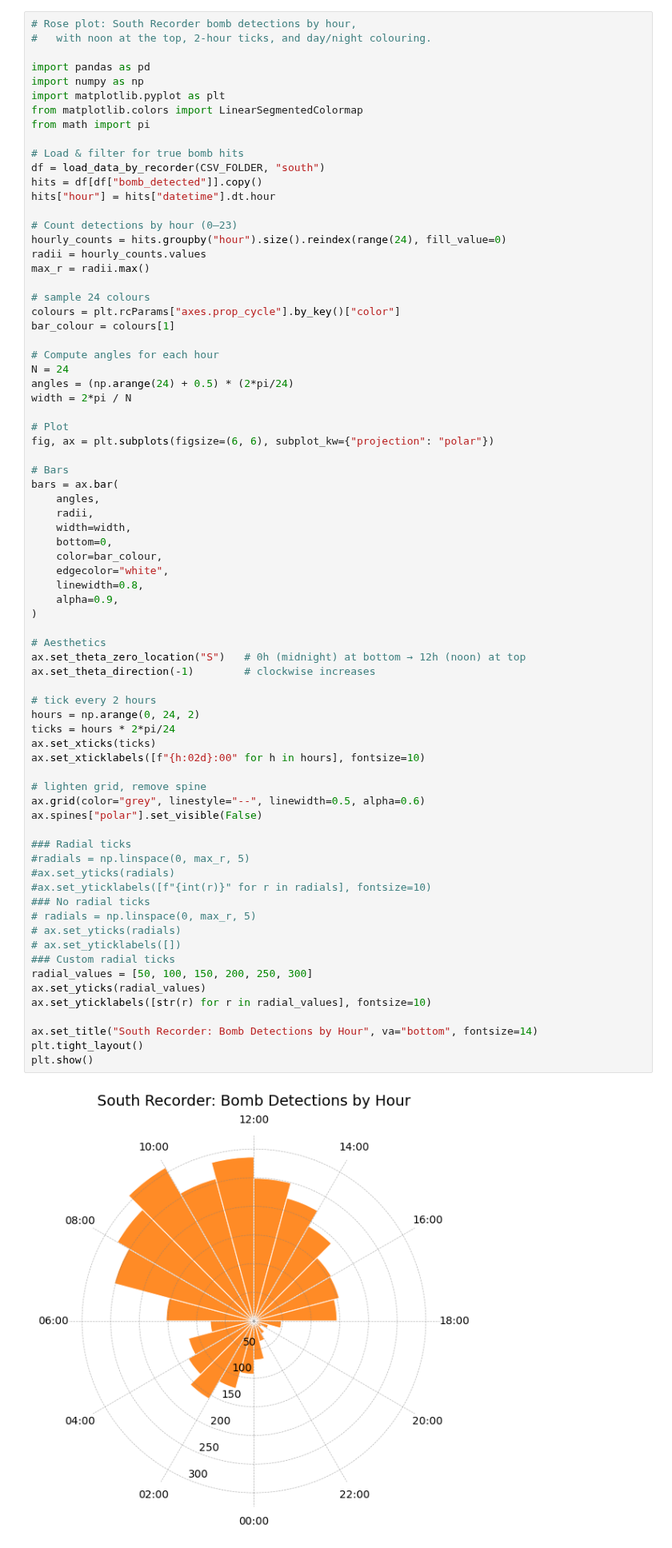
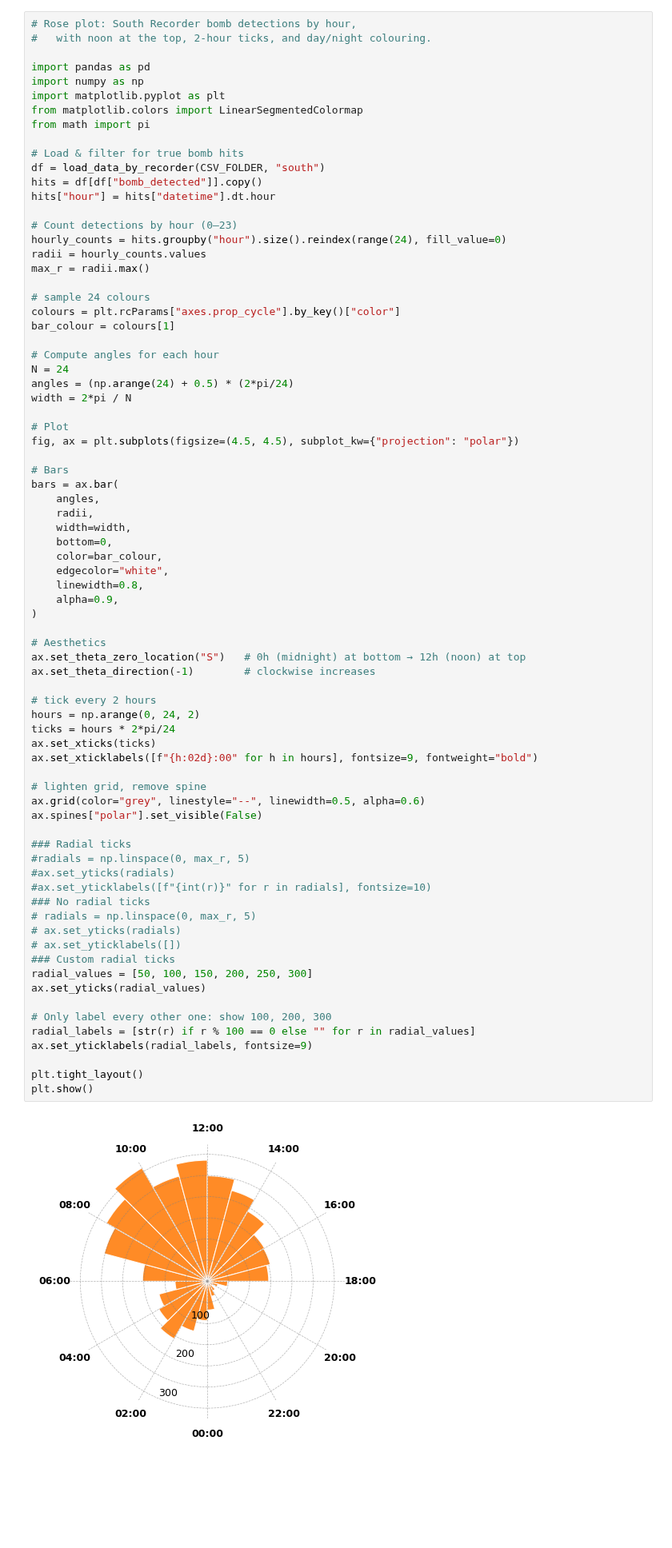
Before and after one commit to BenUCL/Bomb-Fishing, a Jupyter notebook: code/misc/results_plotting.ipynb, the cells around one changed output. Shown at 80% size. Drawn from its saved outputs; the diff is of its cells as text; blank space fills up the shorter version.

```diff
--- a/code/misc/results_plotting.ipynb
+++ b/code/misc/results_plotting.ipynb
@@ -259,7 +268,7 @@ angles = (np.arange(24) + 0.5) * (2*pi/24)
 width = 2*pi / N
 
 # Plot
-fig, ax = plt.subplots(figsize=(6, 6), subplot_kw={"projection": "polar"})
+fig, ax = plt.subplots(figsize=(4.5, 4.5), subplot_kw={"projection": "polar"})
 
 # Bars
 bars = ax.bar(
@@ -274,37 +283,39 @@ bars = ax.bar(
 )
 
 # Aesthetics
 ax.set_theta_zero_location("S")   # 0h (midnight) at bottom → 12h (noon) at top
 ax.set_theta_direction(-1)        # clockwise increases
 
 # tick every 2 hours
 hours = np.arange(0, 24, 2)
 ticks = hours * 2*pi/24
 ax.set_xticks(ticks)
-ax.set_xticklabels([f"{h:02d}:00" for h in hours], fontsize=10)
+ax.set_xticklabels([f"{h:02d}:00" for h in hours], fontsize=9, fontweight="bold")
 
 # lighten grid, remove spine
 ax.grid(color="grey", linestyle="--", linewidth=0.5, alpha=0.6)
 ax.spines["polar"].set_visible(False)
 
 ### Radial ticks
 #radials = np.linspace(0, max_r, 5)
 #ax.set_yticks(radials)
 #ax.set_yticklabels([f"{int(r)}" for r in radials], fontsize=10)
 ### No radial ticks
 # radials = np.linspace(0, max_r, 5)
 # ax.set_yticks(radials)
 # ax.set_yticklabels([])
 ### Custom radial ticks
 radial_values = [50, 100, 150, 200, 250, 300]
 ax.set_yticks(radial_values)
-ax.set_yticklabels([str(r) for r in radial_values], fontsize=10)
 
-ax.set_title("South Recorder: Bomb Detections by Hour", va="bottom", fontsize=14)
+# Only label every other one: show 100, 200, 300
+radial_labels = [str(r) if r % 100 == 0 else "" for r in radial_values]
+ax.set_yticklabels(radial_labels, fontsize=9)
+
 plt.tight_layout()
 plt.show()
 # %% [output]
-[figure, old version]
+[figure, new version]
 # %% [markdown]
 Makassar sits just south of the equator, so daylight hardly budges over the year – you only get about a 36-minute swing from shortest to longest day. At the June solstice (around 21 June) you’ll see roughly 11 h 49 min of light, and at the December solstice (around 21 December) about 12 h 25 min – that’s it, just half an hour or so difference
 Time and Date
```
Also changed, not shown: parts of 6 cells of this notebook.
